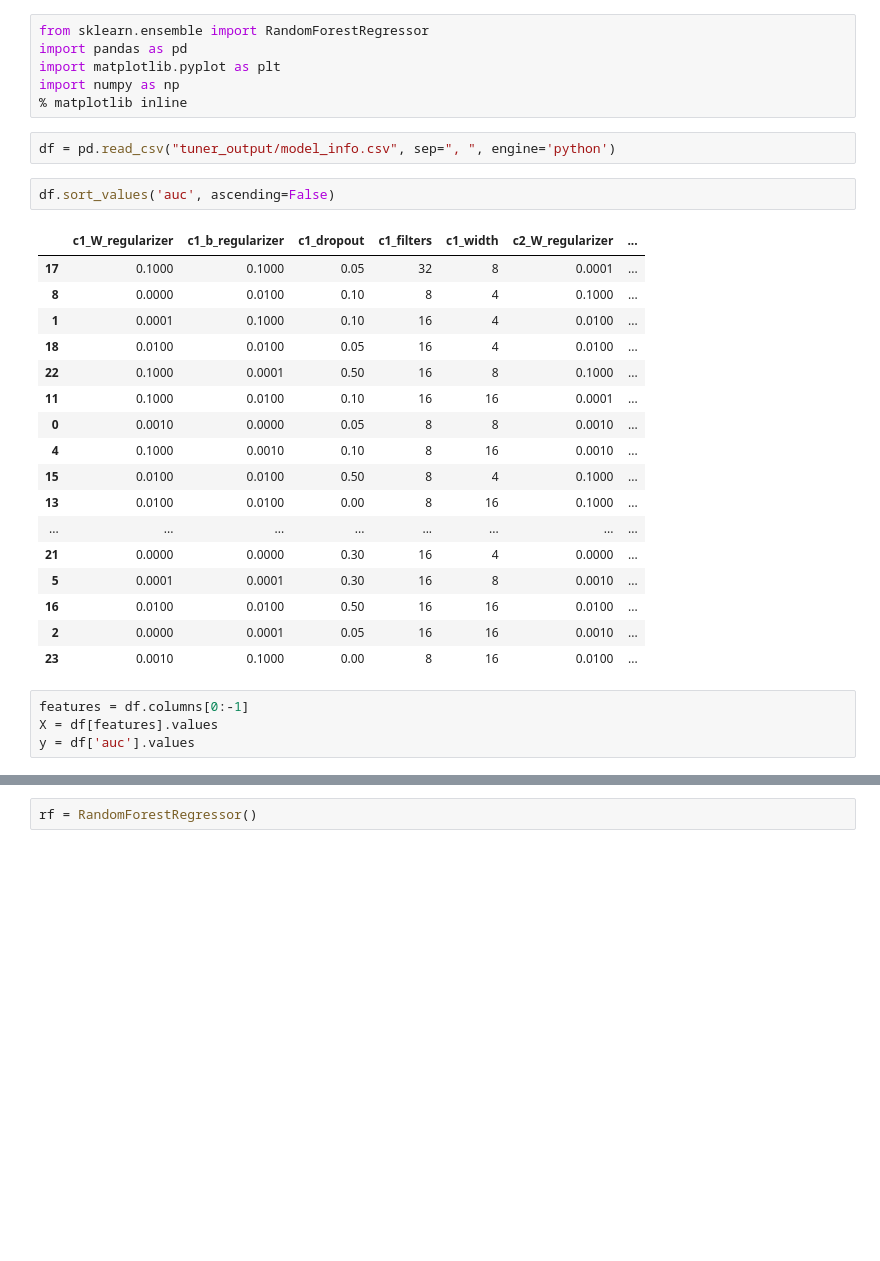
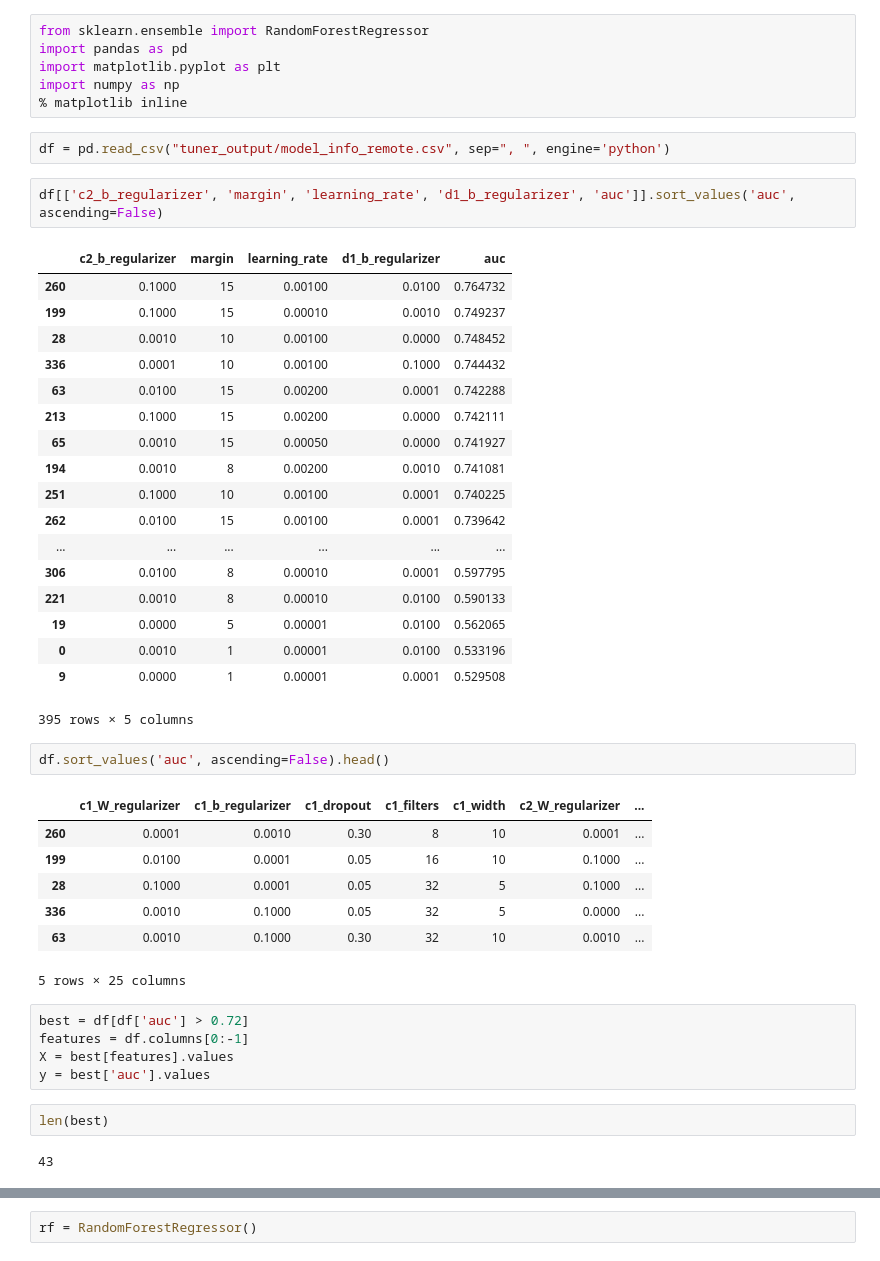
Before and after one commit to brian8128/siamese, a Jupyter notebook: HyperparameterAnalysis.ipynb, the cells around one changed output, grey strips where cells are left out. Saved outputs shown, nothing was run; the diff lists cells and outputs as text; blank space fills up the shorter version.

```diff
--- a/HyperparameterAnalysis.ipynb
+++ b/HyperparameterAnalysis.ipynb
@@ -5,28 +5,44 @@ import matplotlib.pyplot as plt
 import numpy as np
 % matplotlib inline
 # %%
-df = pd.read_csv("tuner_output/model_info.csv", sep=", ", engine='python')
+df = pd.read_csv("tuner_output/model_info_remote.csv", sep=", ", engine='python')
+# %%
+df[['c2_b_regularizer', 'margin', 'learning_rate', 'd1_b_regularizer', 'auc']].sort_values('auc', ascending=False)
+# %% [output]
+|  | c2_b_regularizer | margin | learning_rate | d1_b_regularizer | auc |
+| 260 | 0.1000 | 15 | 0.00100 | 0.0100 | 0.764732 |
+| 199 | 0.1000 | 15 | 0.00010 | 0.0010 | 0.749237 |
+| 28 | 0.0010 | 10 | 0.00100 | 0.0000 | 0.748452 |
+| 336 | 0.0001 | 10 | 0.00100 | 0.1000 | 0.744432 |
+| 63 | 0.0100 | 15 | 0.00200 | 0.0001 | 0.742288 |
+| 213 | 0.1000 | 15 | 0.00200 | 0.0000 | 0.742111 |
+| 65 | 0.0010 | 15 | 0.00050 | 0.0000 | 0.741927 |
+| 194 | 0.0010 | 8 | 0.00200 | 0.0010 | 0.741081 |
+| 251 | 0.1000 | 10 | 0.00100 | 0.0001 | 0.740225 |
+| 262 | 0.0100 | 15 | 0.00100 | 0.0001 | 0.739642 |
+| ... | ... | ... | ... | ... | ... |
+| 306 | 0.0100 | 8 | 0.00010 | 0.0001 | 0.597795 |
+| 221 | 0.0010 | 8 | 0.00010 | 0.0100 | 0.590133 |
+| 19 | 0.0000 | 5 | 0.00001 | 0.0100 | 0.562065 |
+| 0 | 0.0010 | 1 | 0.00001 | 0.0100 | 0.533196 |
+| 9 | 0.0000 | 1 | 0.00001 | 0.0001 | 0.529508 |
+395 rows × 5 columns
 # %%
-df.sort_values('auc', ascending=False)
+df.sort_values('auc', ascending=False).head()
 # %% [output]
 |  | c1_W_regularizer | c1_b_regularizer | c1_dropout | c1_filters | c1_width | c2_W_regularizer | ... |
-| 17 | 0.1000 | 0.1000 | 0.05 | 32 | 8 | 0.0001 | ... |
-| 8 | 0.0000 | 0.0100 | 0.10 | 8 | 4 | 0.1000 | ... |
-| 1 | 0.0001 | 0.1000 | 0.10 | 16 | 4 | 0.0100 | ... |
-| 18 | 0.0100 | 0.0100 | 0.05 | 16 | 4 | 0.0100 | ... |
-| 22 | 0.1000 | 0.0001 | 0.50 | 16 | 8 | 0.1000 | ... |
-| 11 | 0.1000 | 0.0100 | 0.10 | 16 | 16 | 0.0001 | ... |
-| 0 | 0.0010 | 0.0000 | 0.05 | 8 | 8 | 0.0010 | ... |
-| 4 | 0.1000 | 0.0010 | 0.10 | 8 | 16 | 0.0010 | ... |
-| 15 | 0.0100 | 0.0100 | 0.50 | 8 | 4 | 0.1000 | ... |
-| 13 | 0.0100 | 0.0100 | 0.00 | 8 | 16 | 0.1000 | ... |
-| ... | ... | ... | ... | ... | ... | ... | ... |
-| 21 | 0.0000 | 0.0000 | 0.30 | 16 | 4 | 0.0000 | ... |
-| 5 | 0.0001 | 0.0001 | 0.30 | 16 | 8 | 0.0010 | ... |
-| 16 | 0.0100 | 0.0100 | 0.50 | 16 | 16 | 0.0100 | ... |
-| 2 | 0.0000 | 0.0001 | 0.05 | 16 | 16 | 0.0010 | ... |
-| 23 | 0.0010 | 0.1000 | 0.00 | 8 | 16 | 0.0100 | ... |
+| 260 | 0.0001 | 0.0010 | 0.30 | 8 | 10 | 0.0001 | ... |
+| 199 | 0.0100 | 0.0001 | 0.05 | 16 | 10 | 0.1000 | ... |
+| 28 | 0.1000 | 0.0001 | 0.05 | 32 | 5 | 0.1000 | ... |
+| 336 | 0.0010 | 0.1000 | 0.05 | 32 | 5 | 0.0000 | ... |
+| 63 | 0.0010 | 0.1000 | 0.30 | 32 | 10 | 0.0010 | ... |
+5 rows × 25 columns
 # %%
+best = df[df['auc'] > 0.72]
 features = df.columns[0:-1]
-X = df[features].values
-y = df['auc'].values
+X = best[features].values
+y = best['auc'].values
+# %%
+len(best)
+# %% [output]
+43
```
Also changed, not shown: parts of 9 cells of this notebook, 1 other file.
